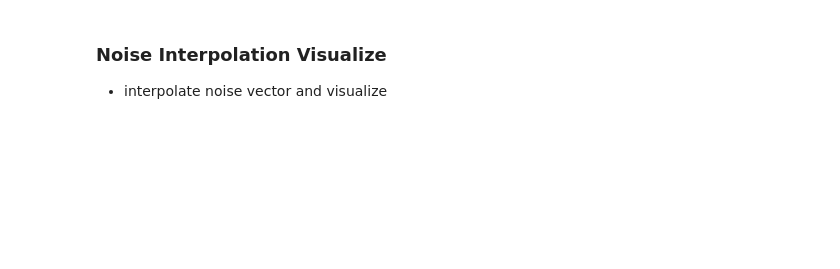
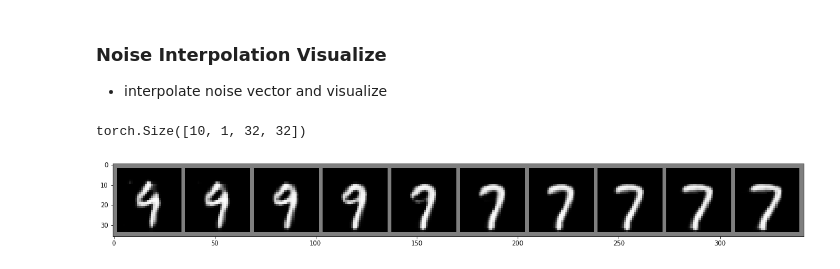
Before and after one commit to Dongmingo/posco_cv, a Jupyter notebook: 09_GAN/ex2_DCGAN_practice.ipynb, the cells around one changed output. Cells and saved outputs as stored; diff of their text form; code cells hidden in the pictures; blank space fills up the shorter version.

```diff
--- a/09_GAN/ex2_DCGAN_practice.ipynb
+++ b/09_GAN/ex2_DCGAN_practice.ipynb
@@ -233,9 +426,12 @@ plt.show()
 # %%
 num_inter = 10
 current = torch.Tensor(size=(num_inter, 100)).to(device)
 for i in range(num_inter):
-    current[i] = (ones.squeeze(0) * (i / (num_inter-1)) + nines.squeeze(0) * (((num_inter-1) - i) / (num_inter-1)))
+    current[i] = (sevens.squeeze(0) * (i / (num_inter-1)) + nines.squeeze(0) * (((num_inter-1) - i) / (num_inter-1)))
 
 gen_img = G(current).detach().cpu()
 print(gen_img.shape)
 imshow(torchvision.utils.make_grid(gen_img, nrow=num_inter))
+# %% [output]
+torch.Size([10, 1, 32, 32])
+[figure, added]
```
Also changed, not shown: parts of 12 cells of this notebook, 4 other files.
